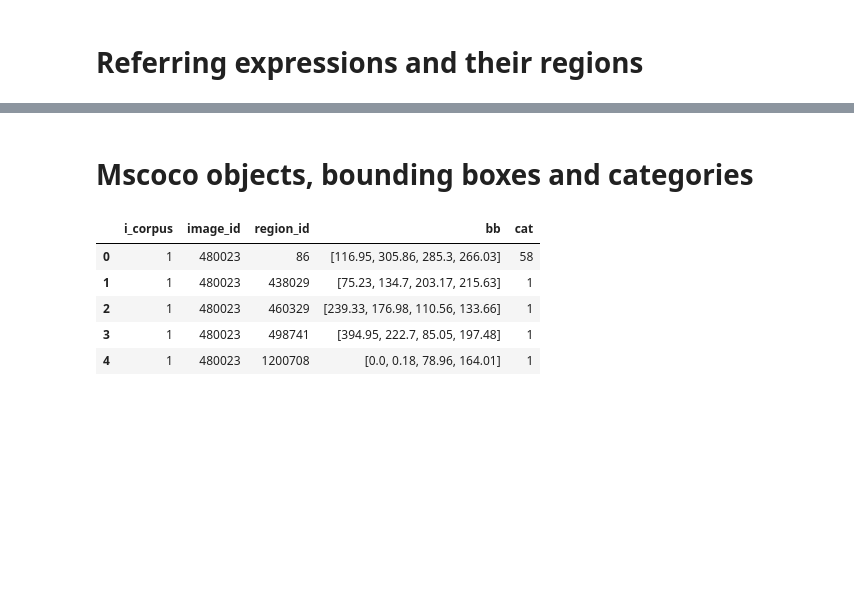
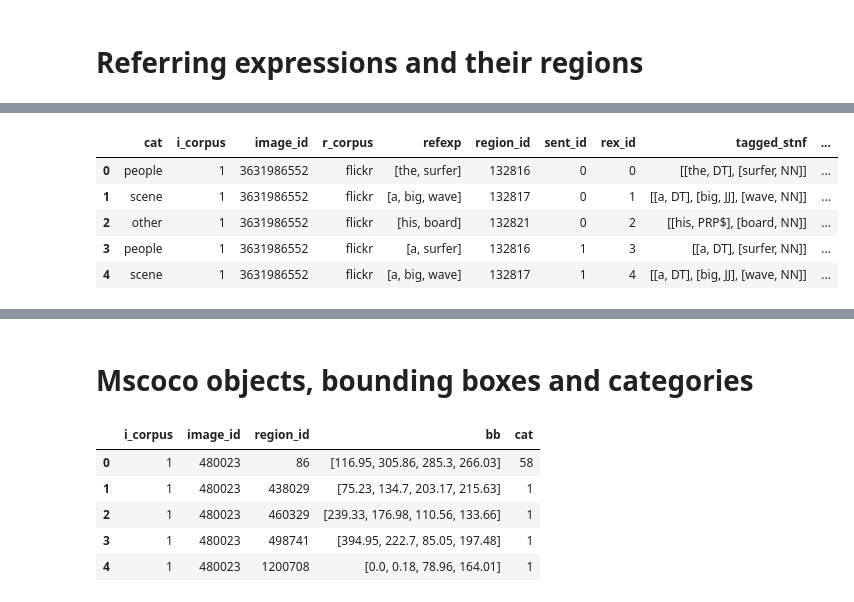
Before and after one commit to sinazarriess/many_names_collection, a Jupyter notebook: utils/loading.ipynb, the cells around one changed output, grey strips where cells are left out. Drawn from its saved outputs; the diff is of its cells as text; code cells hidden in the pictures; blank space fills up the shorter version.

```diff
--- a/utils/loading.ipynb
+++ b/utils/loading.ipynb
@@ -22,0 +47,10 @@ refdf.head()
+# %%
+fdf = pd.read_json("../data/flickr30k_ref_anno.json.gz",compression='gzip', orient='split')
+fdf.head()
+# %% [output]
+|  | cat | i_corpus | image_id | r_corpus | refexp | region_id | sent_id | rex_id | tagged_stnf | ... |
+| 0 | people | 1 | 3631986552 | flickr | [the, surfer] | 132816 | 0 | 0 | [[the, DT], [surfer, NN]] | ... |
+| 1 | scene | 1 | 3631986552 | flickr | [a, big, wave] | 132817 | 0 | 1 | [[a, DT], [big, JJ], [wave, NN]] | ... |
+| 2 | other | 1 | 3631986552 | flickr | [his, board] | 132821 | 0 | 2 | [[his, PRP$], [board, NN]] | ... |
+| 3 | people | 1 | 3631986552 | flickr | [a, surfer] | 132816 | 1 | 3 | [[a, DT], [surfer, NN]] | ... |
+| 4 | scene | 1 | 3631986552 | flickr | [a, big, wave] | 132817 | 1 | 4 | [[a, DT], [big, JJ], [wave, NN]] | ... |
```
Also changed, not shown: parts of 17 cells of this notebook, 10 other files.
